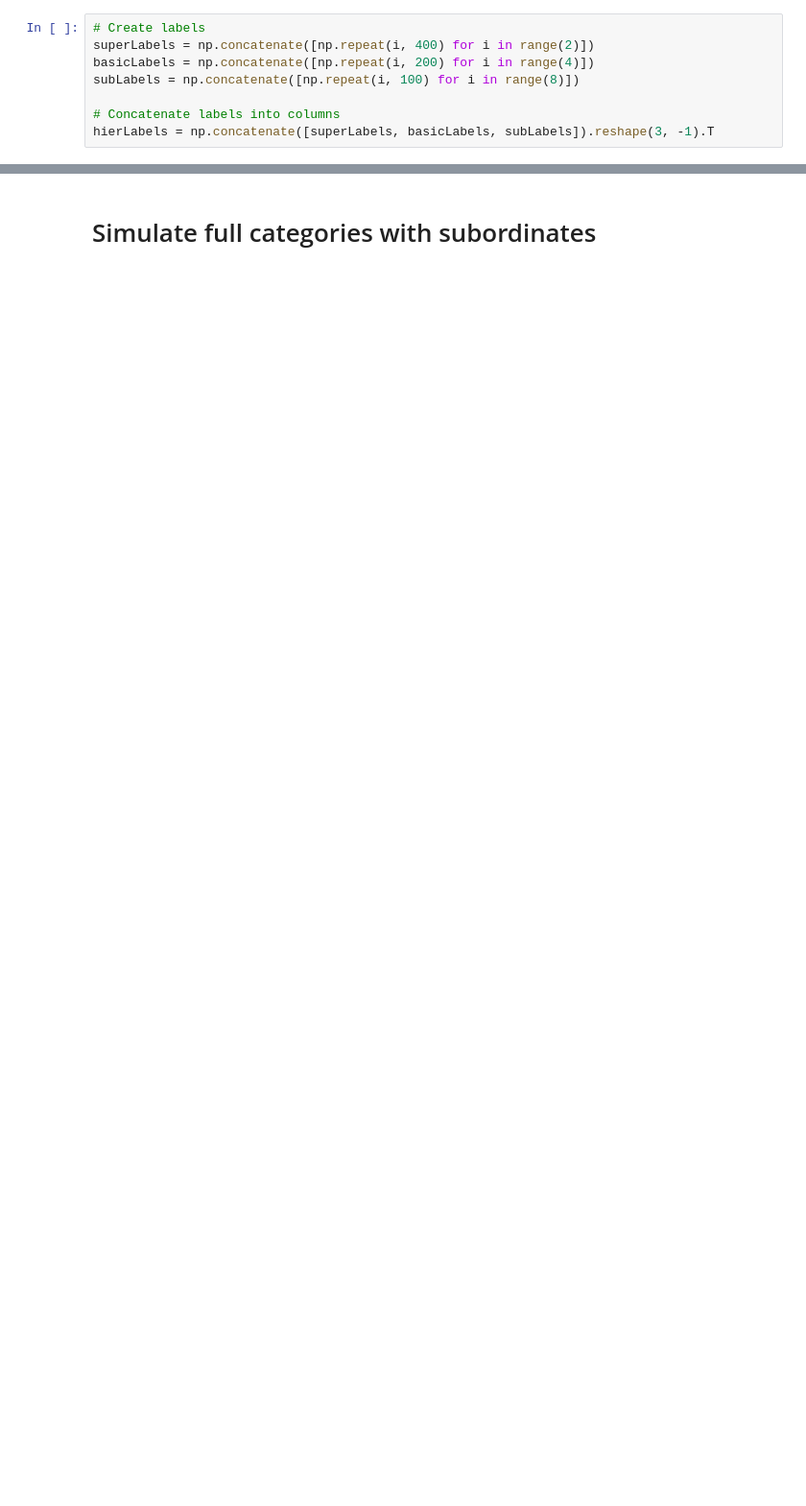
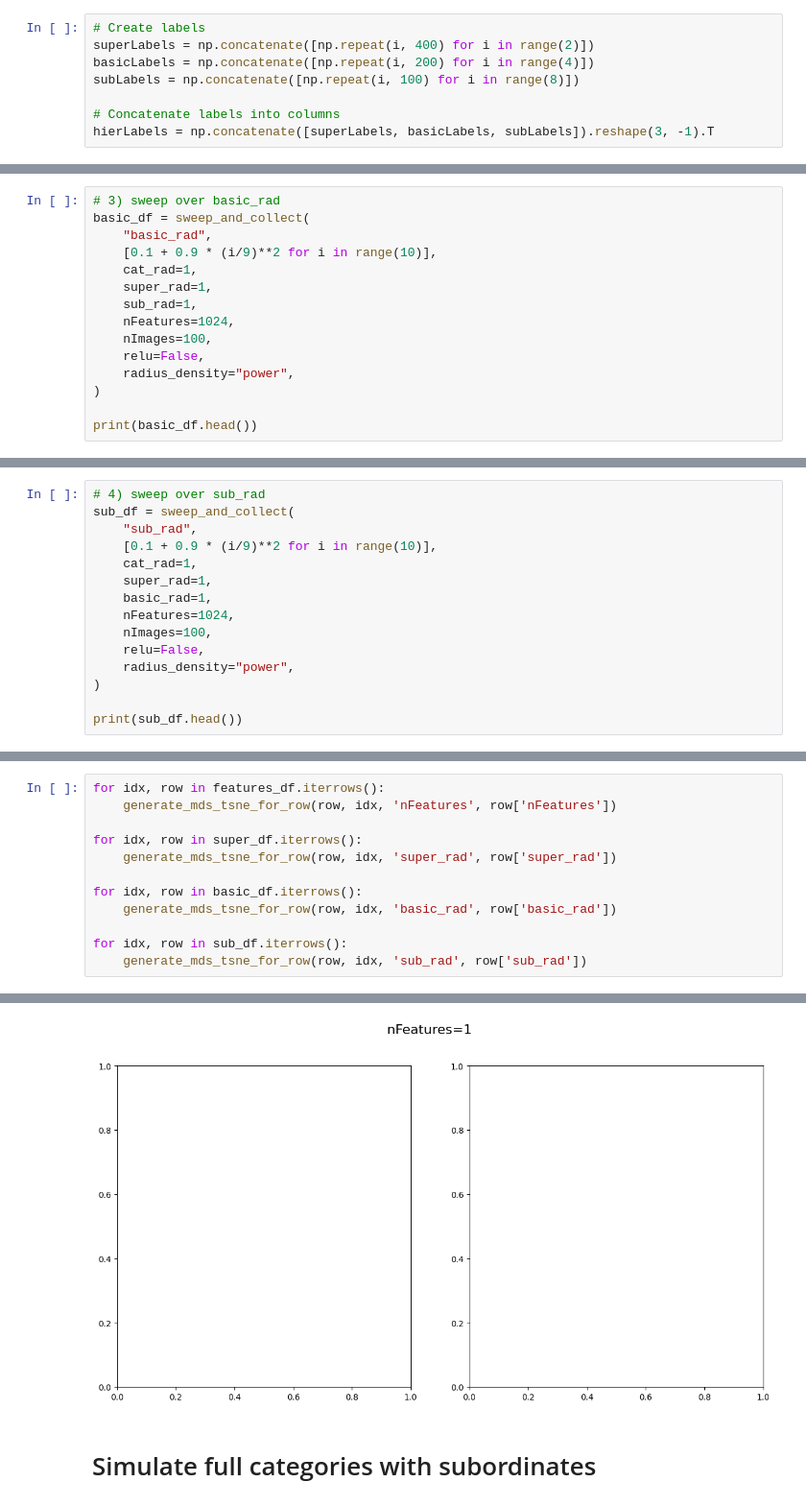
Before and after one commit to tobasummandal/deepCats, a Jupyter notebook: cat_sim_modified.ipynb, the cells around one changed output, grey strips where cells are left out. Shown at 96% size. Drawn from its saved outputs; the diff is of its cells as text; blank space fills up the shorter version.

Commit message:
added sweeping functions for exemplar generation

```diff
--- a/cat_sim_modified.ipynb
+++ b/cat_sim_modified.ipynb
@@ -54,0 +130,15 @@ _ = axs[2].set_title(
+# %%
+# 3) sweep over basic_rad
+basic_df = sweep_and_collect(
+    "basic_rad",
+    [0.1 + 0.9 * (i/9)**2 for i in range(10)],
+    cat_rad=1,
+    super_rad=1,
+    sub_rad=1,
+    nFeatures=1024,
+    nImages=100,
+    relu=False,
+    radius_density="power",
+)
+
+print(basic_df.head())
@@ -54,0 +159,15 @@ _ = axs[2].set_title(
+# %%
+# 4) sweep over sub_rad
+sub_df = sweep_and_collect(
+    "sub_rad",
+    [0.1 + 0.9 * (i/9)**2 for i in range(10)],
+    cat_rad=1,
+    super_rad=1,
+    basic_rad=1,
+    nFeatures=1024,
+    nImages=100,
+    relu=False,
+    radius_density="power",
+)
+
+print(sub_df.head())
@@ -54,0 +260,13 @@ _ = axs[2].set_title(
+# %%
+for idx, row in features_df.iterrows():
+    generate_mds_tsne_for_row(row, idx, 'nFeatures', row['nFeatures'])
+
+for idx, row in super_df.iterrows():
+    generate_mds_tsne_for_row(row, idx, 'super_rad', row['super_rad'])
+
+for idx, row in basic_df.iterrows():
+    generate_mds_tsne_for_row(row, idx, 'basic_rad', row['basic_rad'])
+
+for idx, row in sub_df.iterrows():
+    generate_mds_tsne_for_row(row, idx, 'sub_rad', row['sub_rad'])
+# %% [output]
@@ -55,3 +275,4 @@ _ = axs[2].set_title(
+[figure, added]
 # %% [markdown]
 # Simulate full categories with subordinates
 # %%
```
Also changed, not shown: parts of 31 cells of this notebook.
